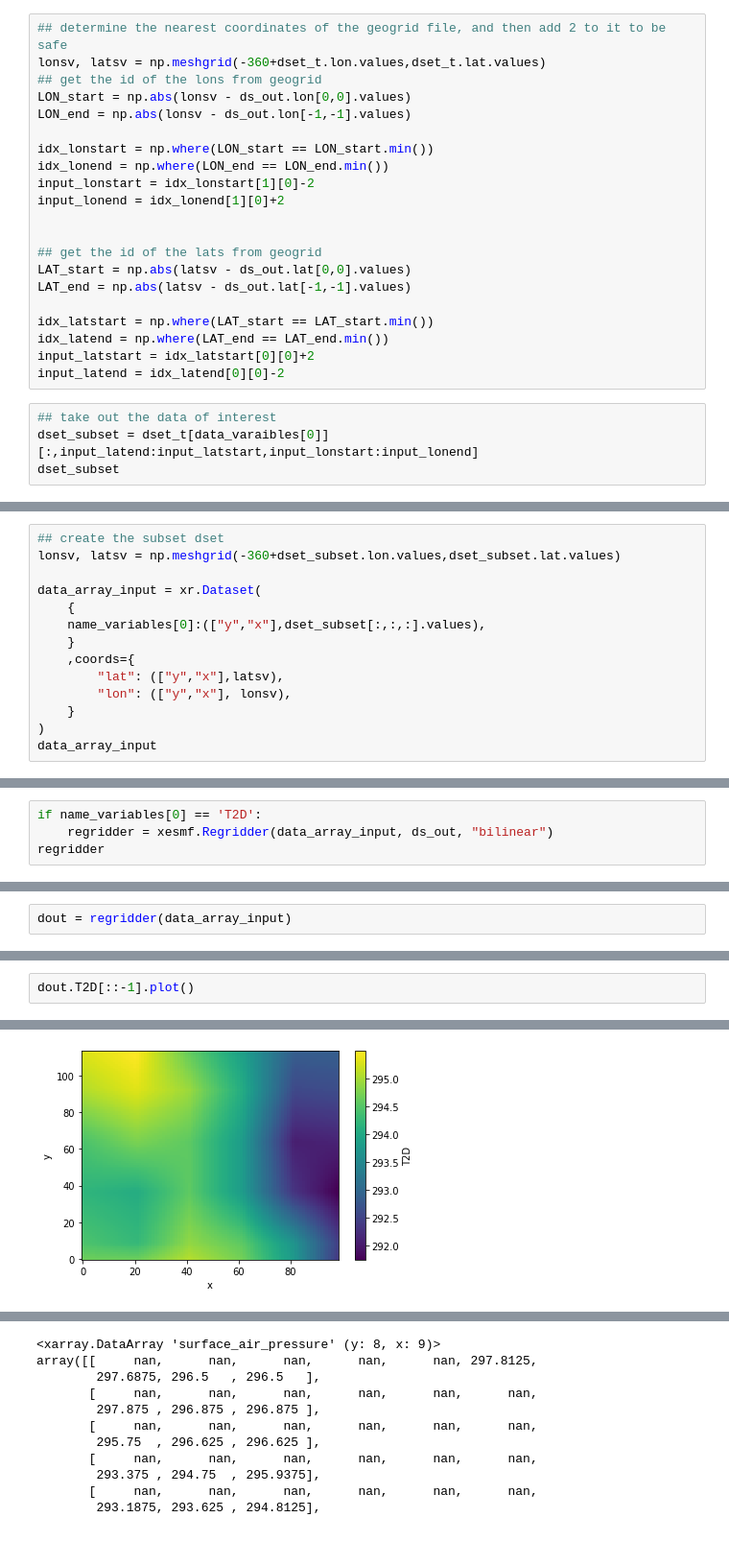
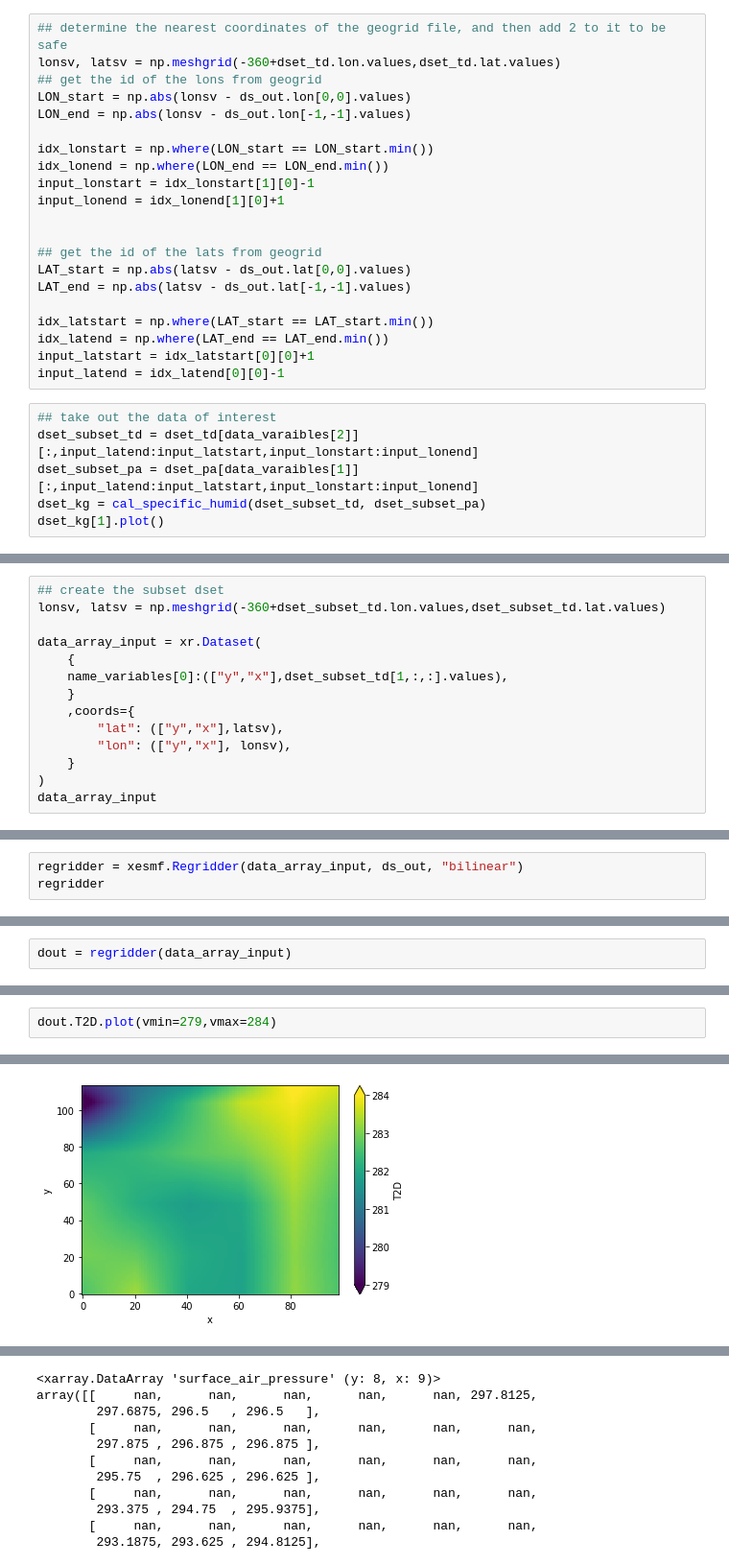
Before and after one commit to GAaronAlexander/aarona-noah-mp-hue-container, a Jupyter notebook: test-era5-regrid.ipynb, the cells around one changed output, grey strips where cells are left out. Shown: that part at 96% size. Cells and saved outputs as stored; diff of their text form.

Commit message:
Nearly done constructing the loop to create inputs

```diff
--- a/test-era5-regrid.ipynb
+++ b/test-era5-regrid.ipynb
@@ -54,14 +49,14 @@ ERA5 forecasts
 # %%
 ## determine the nearest coordinates of the geogrid file, and then add 2 to it to be safe
-lonsv, latsv = np.meshgrid(-360+dset_t.lon.values,dset_t.lat.values)
+lonsv, latsv = np.meshgrid(-360+dset_td.lon.values,dset_td.lat.values)
 ## get the id of the lons from geogrid
 LON_start = np.abs(lonsv - ds_out.lon[0,0].values)
 LON_end = np.abs(lonsv - ds_out.lon[-1,-1].values)
 
 idx_lonstart = np.where(LON_start == LON_start.min())
 idx_lonend = np.where(LON_end == LON_end.min())
-input_lonstart = idx_lonstart[1][0]-2
-input_lonend = idx_lonend[1][0]+2
+input_lonstart = idx_lonstart[1][0]-1
+input_lonend = idx_lonend[1][0]+1
 
 
 ## get the id of the lats from geogrid
@@ -70,10 +65,12 @@ LAT_end = np.abs(latsv - ds_out.lat[-1,-1].values)
 
 idx_latstart = np.where(LAT_start == LAT_start.min())
 idx_latend = np.where(LAT_end == LAT_end.min())
-input_latstart = idx_latstart[0][0]+2
-input_latend = idx_latend[0][0]-2
+input_latstart = idx_latstart[0][0]+1
+input_latend = idx_latend[0][0]-1
 # %%
 ## take out the data of interest
-dset_subset = dset_t[data_varaibles[0]][:,input_latend:input_latstart,input_lonstart:input_lonend]
-dset_subset
+dset_subset_td = dset_td[data_varaibles[2]][:,input_latend:input_latstart,input_lonstart:input_lonend]
+dset_subset_pa = dset_pa[data_varaibles[1]][:,input_latend:input_latstart,input_lonstart:input_lonend]
+dset_kg = cal_specific_humid(dset_subset_td, dset_subset_pa)
+dset_kg[1].plot()
 # %% [output]
@@ -105,10 +79,10 @@ K
 # %%
 ## create the subset dset
-lonsv, latsv = np.meshgrid(-360+dset_subset.lon.values,dset_subset.lat.values)
+lonsv, latsv = np.meshgrid(-360+dset_subset_td.lon.values,dset_subset_td.lat.values)
 
 data_array_input = xr.Dataset(
     {
-    name_variables[0]:(["y","x"],dset_subset[:,:,:].values),
+    name_variables[0]:(["y","x"],dset_subset_td[1,:,:].values),
     }
     ,coords={
         "lat": (["y","x"],latsv),
@@ -128,6 +102,5 @@ Data variables:
 # %%
-if name_variables[0] == 'T2D':
-    regridder = xesmf.Regridder(data_array_input, ds_out, "bilinear")
+regridder = xesmf.Regridder(data_array_input, ds_out, "bilinear")
 regridder
 # %% [output]
 xESMF Regridder
@@ -153,8 +126,8 @@ Data variables:
 Attributes:
     regrid_method:  bilinear
 # %%
-dout.T2D[::-1].plot()
+dout.T2D.plot(vmin=279,vmax=284)
 # %% [output]
 <matplotlib.collections.QuadMesh at 0x...>
-[figure, old version]
+[figure, new version]
 # %%
```
Also changed, not shown: parts of 11 cells of this notebook.
